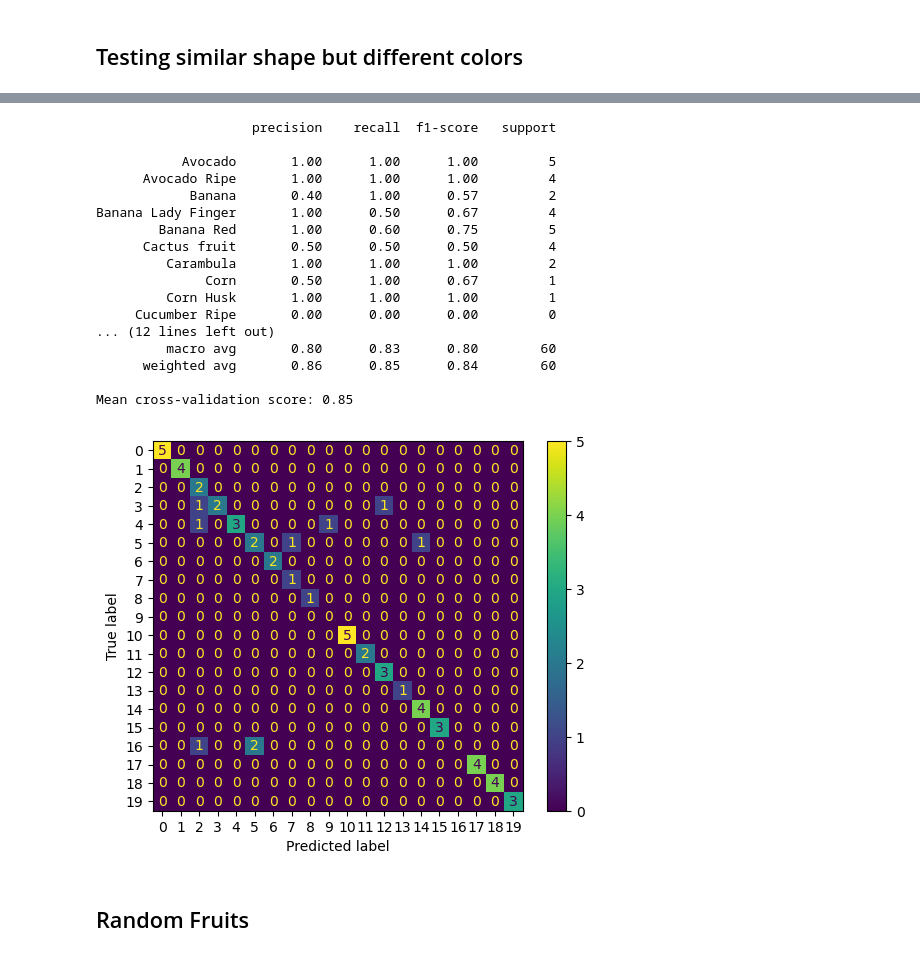
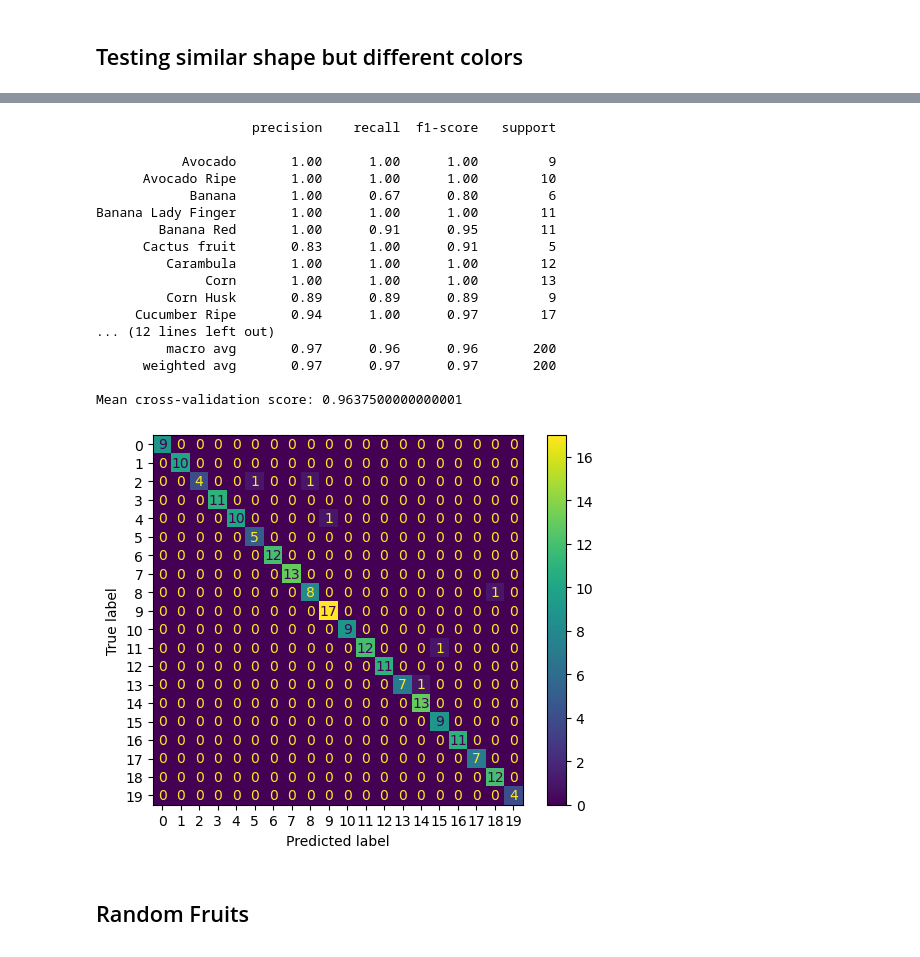
Before and after one commit to j-fangwu/ML_Fruit, a Jupyter notebook: Random Forrest.ipynb, the cells around one changed output, grey strips where cells are left out. Cells and saved outputs as stored; diff of their text form; code cells hidden in the pictures.

```diff
--- a/Random Forrest.ipynb
+++ b/Random Forrest.ipynb
@@ -184,7 +184,7 @@ from sklearn.metrics import classification_report, confusion_matrix, ConfusionMa
 from sklearn.ensemble import RandomForestClassifier
 from sklearn.model_selection import train_test_split, cross_val_score
 
-sample_size = 300
+sample_size = 1000
 classDist = None
 trainClassDist = [0.95, 0.05]
 trainClassDistThree = [0.80, 0.10, 0.10]
@@ -597,48 +597,48 @@ fruits = [
     "Cactus fruit", "Carambula", "Corn", "Cucumber Ripe", "Hazelnut", "Kumquats",
     "Pear 2", "Pear Red", "Pepino", "Tomato 2", "Nut Pecan", "Melon Piel de Sapo",
     "Pear Abate", "Corn Husk"
 ]
 fruits = np.array(fruits)
 
 image_dataset, labels, what = getSamplesMat(sample_size, fruits, classDist, resizes)
 X_train, X_test, y_train, y_test = train_test_split(image_dataset, labels, test_size=0.2)
 
 #image_dataset, labels, what = getSamplesMat(sample_size, fruits, trainClassDistSix, resizes)
 #X_train, ignore, y_train, disregard = train_test_split(image_dataset, labels, test_size=0.2)
 
 #image_dataset, labels, what = getSamplesMat(sample_size, fruits, classDist, resizes)
 #ignore, X_test, disregard, y_test = train_test_split(image_dataset, labels, test_size=0.2)
 
 rf_classifier = RandomForestClassifier(random_state=42)
 rf_classifier.fit(X_train, y_train)
 y_pred_rf = rf_classifier.predict(X_test)
 print(classification_report(y_test, y_pred_rf))
 cm = confusion_matrix(y_test, y_pred_rf)
 disp = ConfusionMatrixDisplay(confusion_matrix=cm)
 disp.plot()
 
-cv_scores = cross_val_score(rf_classifier, X_train, y_train, cv=5)
+cv_scores = cross_val_score(rf_classifier, X_train, y_train, cv=10)
 #print(f"Cross-validation scores: {cv_scores}")
 print(f"Mean cross-validation score: {cv_scores.mean()}")
 # %% [output]
                     precision    recall  f1-score   support
 
-           Avocado       1.00      1.00      1.00         5
-      Avocado Ripe       1.00      1.00      1.00         4
-            Banana       0.40      1.00      0.57         2
-Banana Lady Finger       1.00      0.50      0.67         4
-        Banana Red       1.00      0.60      0.75         5
-      Cactus fruit       0.50      0.50      0.50         4
-         Carambula       1.00      1.00      1.00         2
-              Corn       0.50      1.00      0.67         1
-         Corn Husk       1.00      1.00      1.00         1
-     Cucumber Ripe       0.00      0.00      0.00         0
+           Avocado       1.00      1.00      1.00         9
+      Avocado Ripe       1.00      1.00      1.00        10
+            Banana       1.00      0.67      0.80         6
+Banana Lady Finger       1.00      1.00      1.00        11
+        Banana Red       1.00      0.91      0.95        11
+      Cactus fruit       0.83      1.00      0.91         5
+         Carambula       1.00      1.00      1.00        12
+              Corn       1.00      1.00      1.00        13
+         Corn Husk       0.89      0.89      0.89         9
+     Cucumber Ripe       0.94      1.00      0.97        17
 ... (12 lines left out)
-         macro avg       0.80      0.83      0.80        60
-      weighted avg       0.86      0.85      0.84        60
+         macro avg       0.97      0.96      0.96       200
+      weighted avg       0.97      0.97      0.97       200
 
-Mean cross-validation score: 0.85
+Mean cross-validation score: 0.9637500000000001
-[figure, old version]
+[figure, new version]
 # %% [markdown]
 ## Random Fruits
 # %%
```
Also changed, not shown: parts of 12 cells of this notebook, 6 other files.
